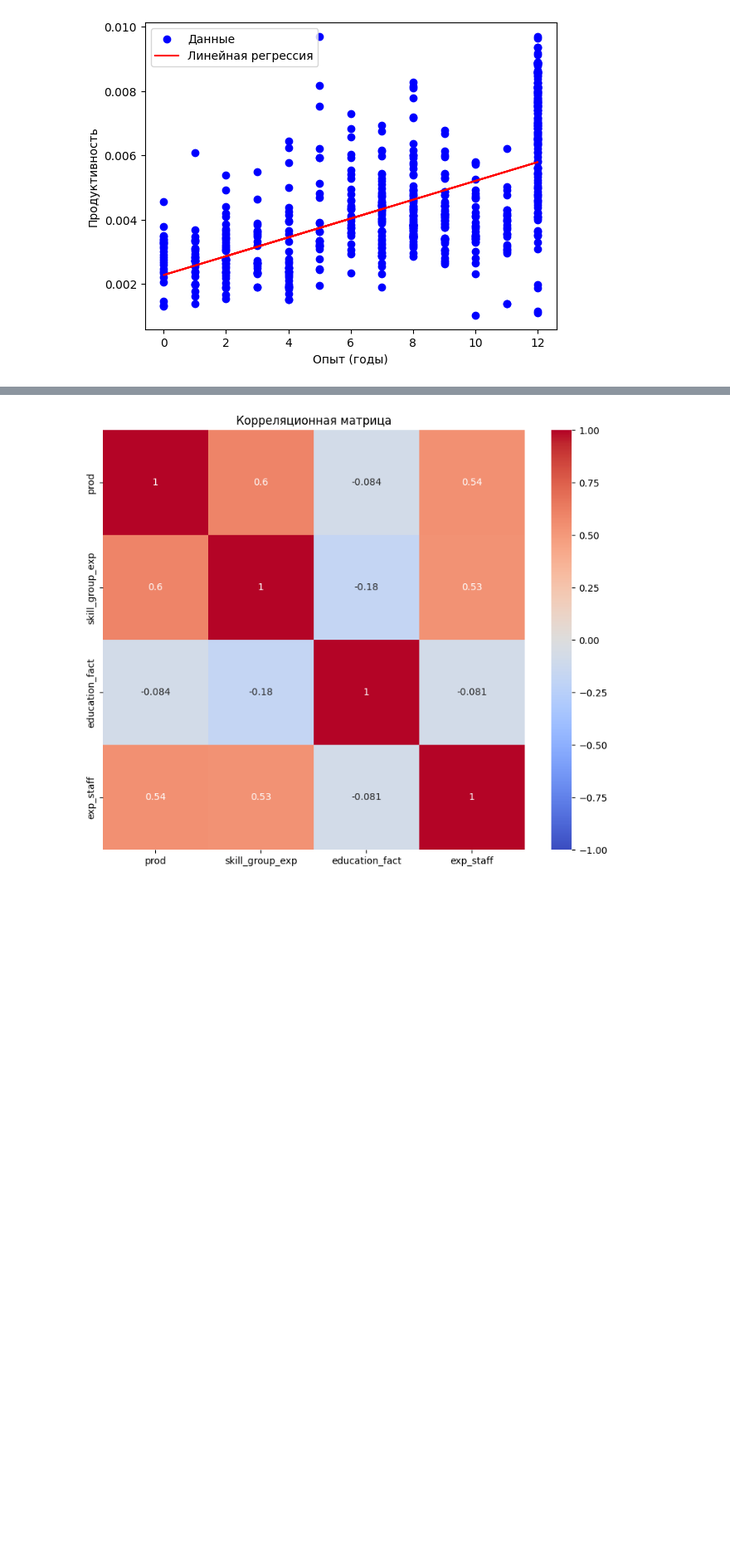
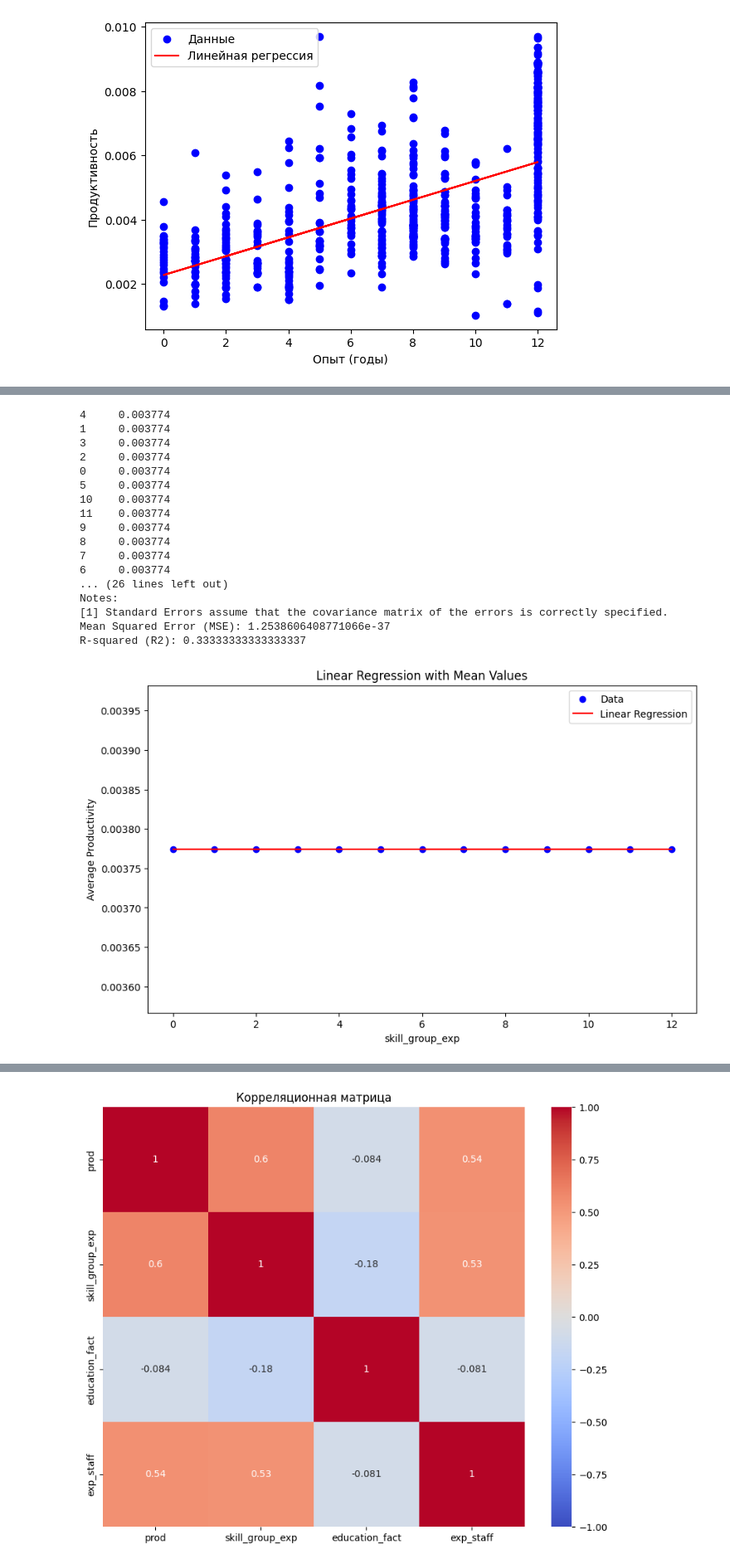
Before and after one commit to Worislooov/DANO_MSC_2025, a Jupyter notebook: Vova/filile copy.ipynb, the cells around one changed output, grey strips where cells are left out. Shown at 83% size. Cells and saved outputs as stored; diff of their text form; code cells hidden in the pictures; blank space fills up the shorter version.

```diff
--- a/Vova/filile copy.ipynb
+++ b/Vova/filile copy.ipynb
@@ -15,8 +15,8 @@ df['efficiency'] = (
 ) / df['all_system_fact']
 
 
-df["cnt_call"] = df["cnt_call"].fillna(0)
-df["cnt_chat"] = df["cnt_chat"].fillna(0)
+# df["cnt_call"] = df["cnt_call"].fillna(0)
+# df["cnt_chat"] = df["cnt_chat"].fillna(0)
 df["prod"] = (df["cnt_call"]+ df["cnt_chat"])/(df["dlg_time_call"] + df["dlg_time_chat"])
 sns.histplot(df["prod"])
 print(1/df["prod"].median())
@@ -283,3 +281,65 @@ Notes:
 Mean Squared Error (MSE): 3.404327322781952e-07
 R-squared (R2): 0.4925966963548951
 [figure]
+# %%
+import statsmodels.api as sm
+grouped_data["mean"] = df["prod"].mean()
+print(grouped_data["mean"])
+# Using mean instead of median
+X = grouped_data[['skill_group_exp']]
+y = grouped_data['mean']  # Changed from 'median' to 'mean'
+
+# Split the data
+X_train, X_test, y_train, y_test = train_test_split(X, y, test_size=0.2, random_state=42)
+
+# Check for NaN values
+print("NaN values in y_train:", y_train.isnull().sum())
+
+# Add constant term
+X_train_with_const = sm.add_constant(X_train)
+
+# Create and fit the model
+model = sm.OLS(y_train, X_train_with_const).fit()
+
+# Print model summary
+print(model.summary())
+
+# Predictions on test data
+X_test_with_const = sm.add_constant(X_test)
+y_pred = model.predict(X_test_with_const)
+
+# Model evaluation
+mse = mean_squared_error(y_test, y_pred)
+r2 = r2_score(y_test, y_pred)
+
+print(f"Mean Squared Error (MSE): {mse}")
+print(f"R-squared (R2): {r2}")
+
+# Visualization
+plt.figure(figsize=(10, 6))
+plt.scatter(X, y, color='blue', label='Data')
+plt.plot(X, model.predict(sm.add_constant(X)), color='red', label='Linear Regression')
+plt.xlabel('skill_group_exp')
+plt.ylabel('Average Productivity')
+plt.title('Linear Regression with Mean Values')
+plt.legend()
+plt.show()
+# %% [output]
+4     0.003774
+1     0.003774
+3     0.003774
+2     0.003774
+0     0.003774
+5     0.003774
+10    0.003774
+11    0.003774
+9     0.003774
+8     0.003774
+7     0.003774
+6     0.003774
+... (26 lines left out)
+Notes:
+[1] Standard Errors assume that the covariance matrix of the errors is correctly specified.
+Mean Squared Error (MSE): 1.2538606408771066e-37
+R-squared (R2): 0.33333333333333337
+[figure, added]
```
Also changed, not shown: parts of 7 cells of this notebook.
